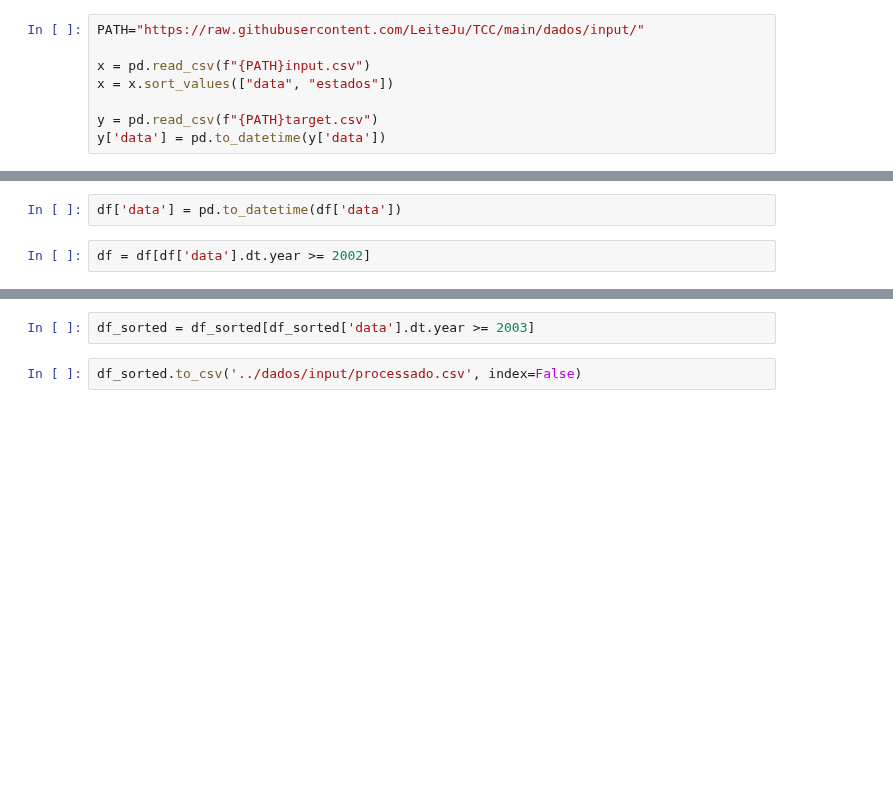
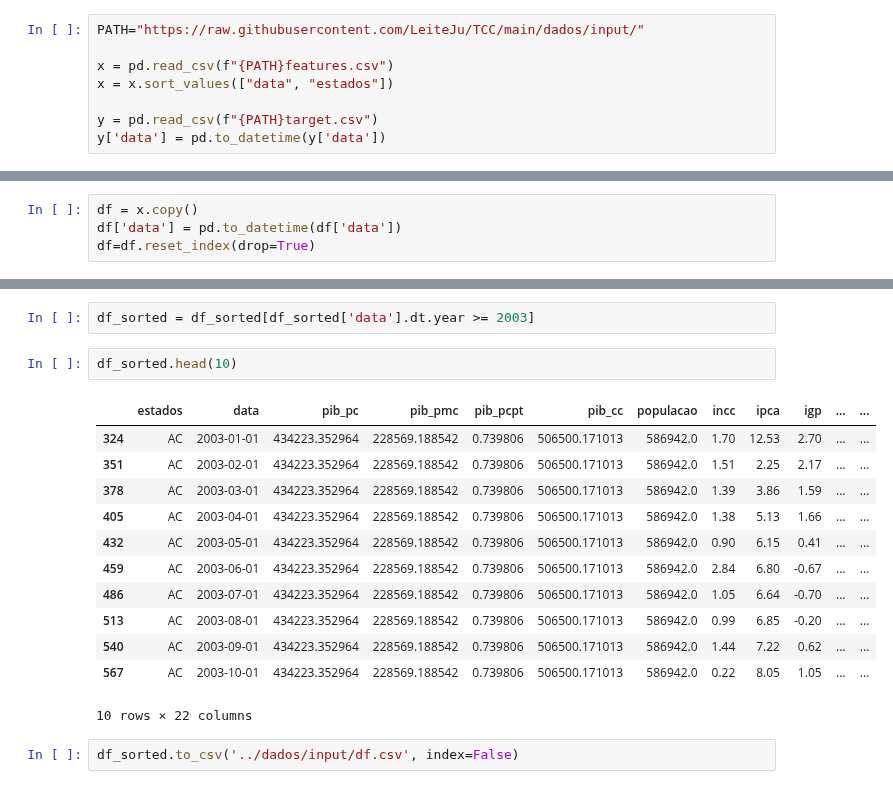
Before and after one commit to LeiteJu/TCC, a Jupyter notebook: notebooks/data_prep.ipynb, the cells around one changed output, grey strips where cells are left out. Drawn from its saved outputs; the diff is of its cells as text; blank space fills up the shorter version.

```diff
--- a/notebooks/data_prep.ipynb
+++ b/notebooks/data_prep.ipynb
@@ -13,7 +13,7 @@ import seaborn as sns
 # %%
 PATH="https://raw.githubusercontent.com/LeiteJu/TCC/main/dados/input/"
 
-x = pd.read_csv(f"{PATH}input.csv")
+x = pd.read_csv(f"{PATH}features.csv")
 x = x.sort_values(["data", "estados"])
 
 y = pd.read_csv(f"{PATH}target.csv")
@@ -31,4 +29,4 @@ df = x.copy()
 # %%
+df = x.copy()
 df['data'] = pd.to_datetime(df['data'])
+df=df.reset_index(drop=True)
-# %%
-df = df[df['data'].dt.year >= 2002]
@@ -64,5 +72,20 @@ df_sorted.head(15)
 df_sorted = df_sorted.fillna(NULL)
 # %%
 df_sorted = df_sorted[df_sorted['data'].dt.year >= 2003]
+# %%
+df_sorted.head(10)
+# %% [output]
+|  | estados | data | pib_pc | pib_pmc | pib_pcpt | pib_cc | populacao | incc | ipca | igp | ... | ... |
+| 324 | AC | 2003-01-01 | 434223.352964 | 228569.188542 | 0.739806 | 506500.171013 | 586942.0 | 1.70 | 12.53 | 2.70 | ... | ... |
+| 351 | AC | 2003-02-01 | 434223.352964 | 228569.188542 | 0.739806 | 506500.171013 | 586942.0 | 1.51 | 2.25 | 2.17 | ... | ... |
+| 378 | AC | 2003-03-01 | 434223.352964 | 228569.188542 | 0.739806 | 506500.171013 | 586942.0 | 1.39 | 3.86 | 1.59 | ... | ... |
+| 405 | AC | 2003-04-01 | 434223.352964 | 228569.188542 | 0.739806 | 506500.171013 | 586942.0 | 1.38 | 5.13 | 1.66 | ... | ... |
+| 432 | AC | 2003-05-01 | 434223.352964 | 228569.188542 | 0.739806 | 506500.171013 | 586942.0 | 0.90 | 6.15 | 0.41 | ... | ... |
+| 459 | AC | 2003-06-01 | 434223.352964 | 228569.188542 | 0.739806 | 506500.171013 | 586942.0 | 2.84 | 6.80 | -0.67 | ... | ... |
+| 486 | AC | 2003-07-01 | 434223.352964 | 228569.188542 | 0.739806 | 506500.171013 | 586942.0 | 1.05 | 6.64 | -0.70 | ... | ... |
+| 513 | AC | 2003-08-01 | 434223.352964 | 228569.188542 | 0.739806 | 506500.171013 | 586942.0 | 0.99 | 6.85 | -0.20 | ... | ... |
+| 540 | AC | 2003-09-01 | 434223.352964 | 228569.188542 | 0.739806 | 506500.171013 | 586942.0 | 1.44 | 7.22 | 0.62 | ... | ... |
+| 567 | AC | 2003-10-01 | 434223.352964 | 228569.188542 | 0.739806 | 506500.171013 | 586942.0 | 0.22 | 8.05 | 1.05 | ... | ... |
+10 rows × 22 columns
 # %%
-df_sorted.to_csv('../dados/input/processado.csv', index=False)
+df_sorted.to_csv('../dados/input/df.csv', index=False)
```
Also changed, not shown: parts of 2 cells of this notebook, 1 other file.
